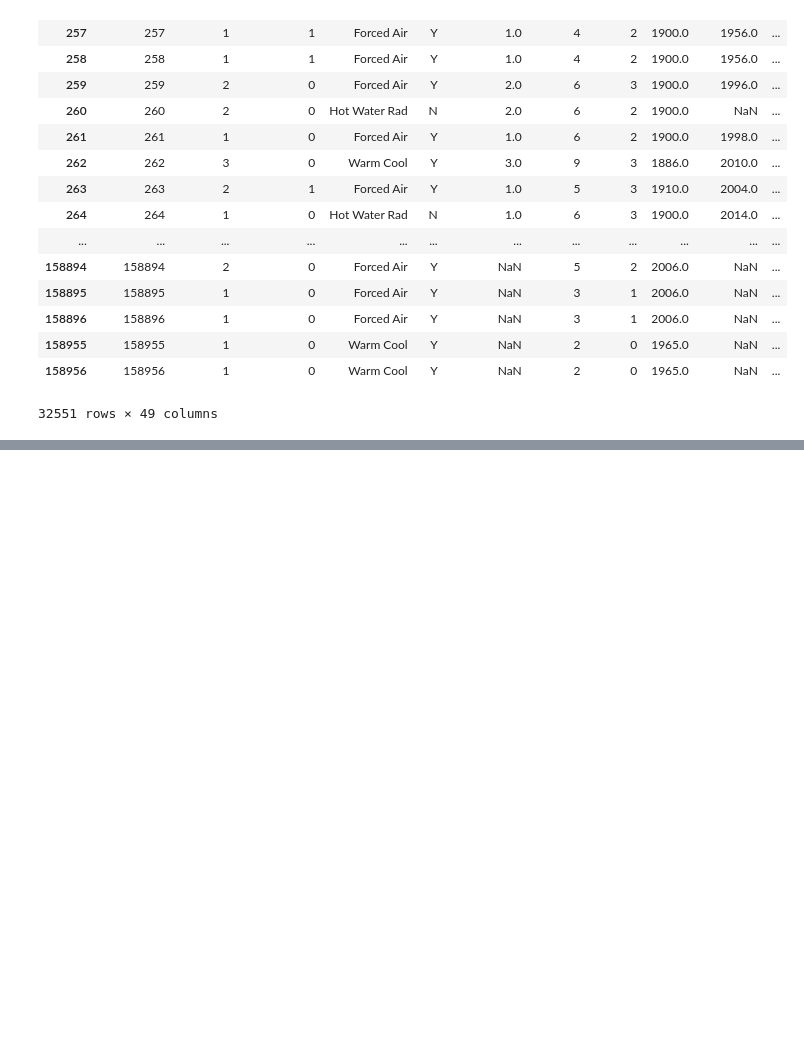
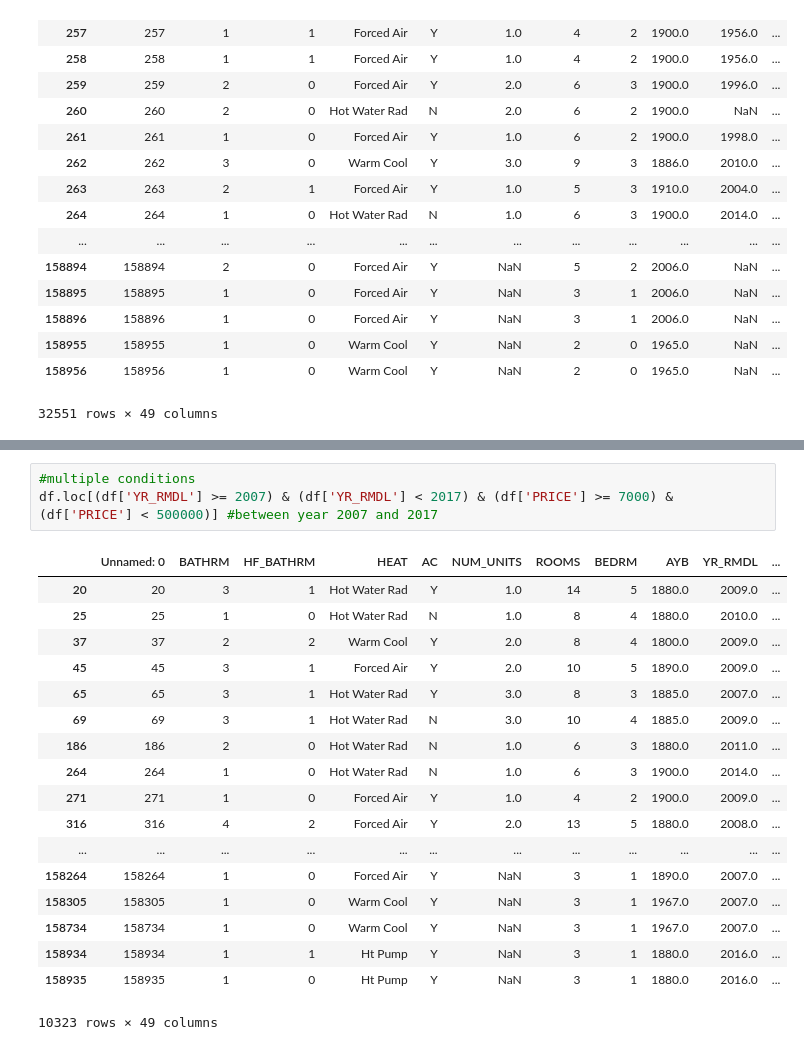
Before and after one commit to sujeebadal/DataWork-January2019, a Jupyter notebook: Project 1.ipynb, the cells around one changed output, grey strips where cells are left out. Cells and saved outputs as stored; diff of their text form; blank space fills up the shorter version.

```diff
--- a/Project 1.ipynb
+++ b/Project 1.ipynb
@@ -110,0 +178,22 @@ df_missing.loc [missing]
+# %%
+#multiple conditions
+df.loc[(df['YR_RMDL'] >= 2007) & (df['YR_RMDL'] < 2017) & (df['PRICE'] >= 7000) & (df['PRICE'] < 500000)] #between year 2007 and 2017
+# %% [output]
+|  | Unnamed: 0 | BATHRM | HF_BATHRM | HEAT | AC | NUM_UNITS | ROOMS | BEDRM | AYB | YR_RMDL | ... |
+| 20 | 20 | 3 | 1 | Hot Water Rad | Y | 1.0 | 14 | 5 | 1880.0 | 2009.0 | ... |
+| 25 | 25 | 1 | 0 | Hot Water Rad | N | 1.0 | 8 | 4 | 1880.0 | 2010.0 | ... |
+| 37 | 37 | 2 | 2 | Warm Cool | Y | 2.0 | 8 | 4 | 1800.0 | 2009.0 | ... |
+| 45 | 45 | 3 | 1 | Forced Air | Y | 2.0 | 10 | 5 | 1890.0 | 2009.0 | ... |
+| 65 | 65 | 3 | 1 | Hot Water Rad | Y | 3.0 | 8 | 3 | 1885.0 | 2007.0 | ... |
+| 69 | 69 | 3 | 1 | Hot Water Rad | N | 3.0 | 10 | 4 | 1885.0 | 2009.0 | ... |
+| 186 | 186 | 2 | 0 | Hot Water Rad | N | 1.0 | 6 | 3 | 1880.0 | 2011.0 | ... |
+| 264 | 264 | 1 | 0 | Hot Water Rad | N | 1.0 | 6 | 3 | 1900.0 | 2014.0 | ... |
+| 271 | 271 | 1 | 0 | Forced Air | Y | 1.0 | 4 | 2 | 1900.0 | 2009.0 | ... |
+| 316 | 316 | 4 | 2 | Forced Air | Y | 2.0 | 13 | 5 | 1880.0 | 2008.0 | ... |
+| ... | ... | ... | ... | ... | ... | ... | ... | ... | ... | ... | ... |
+| 158264 | 158264 | 1 | 0 | Forced Air | Y | NaN | 3 | 1 | 1890.0 | 2007.0 | ... |
+| 158305 | 158305 | 1 | 0 | Warm Cool | Y | NaN | 3 | 1 | 1967.0 | 2007.0 | ... |
+| 158734 | 158734 | 1 | 0 | Warm Cool | Y | NaN | 3 | 1 | 1967.0 | 2007.0 | ... |
+| 158934 | 158934 | 1 | 1 | Ht Pump | Y | NaN | 3 | 1 | 1880.0 | 2016.0 | ... |
+| 158935 | 158935 | 1 | 0 | Ht Pump | Y | NaN | 3 | 1 | 1880.0 | 2016.0 | ... |
+10323 rows × 49 columns
```
Also changed, not shown: parts of 15 cells of this notebook.
